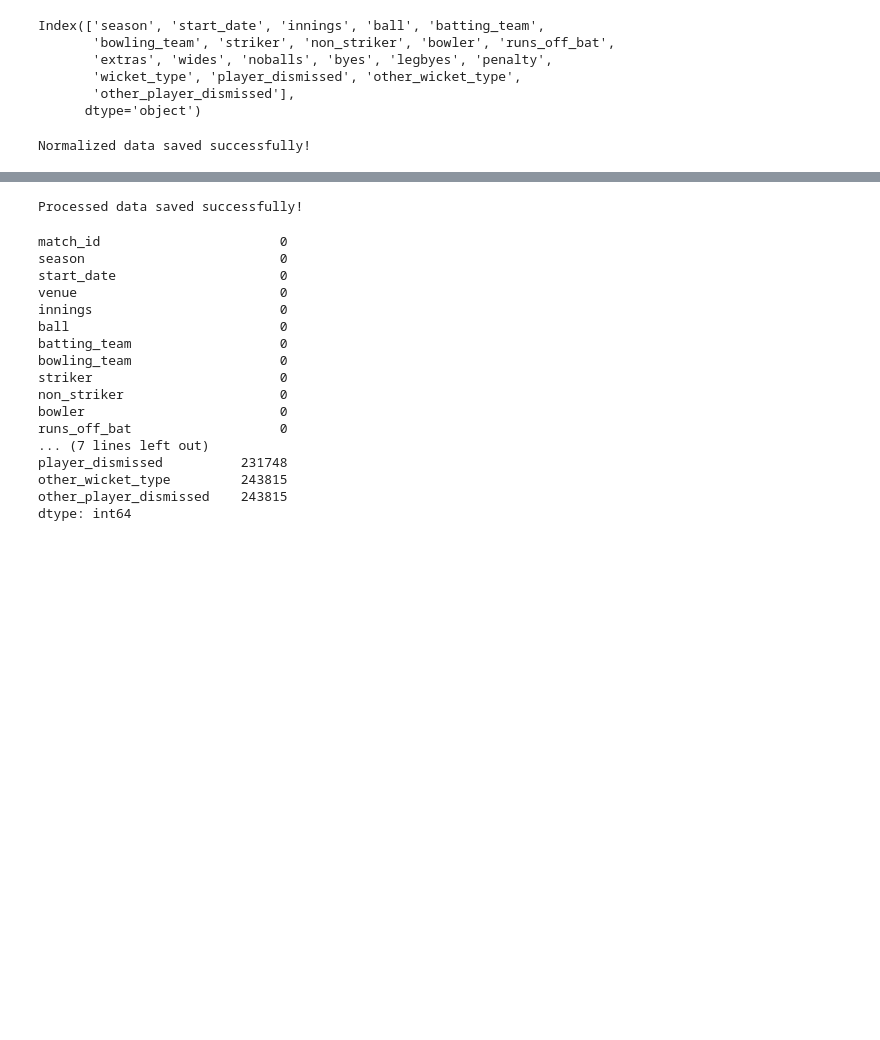
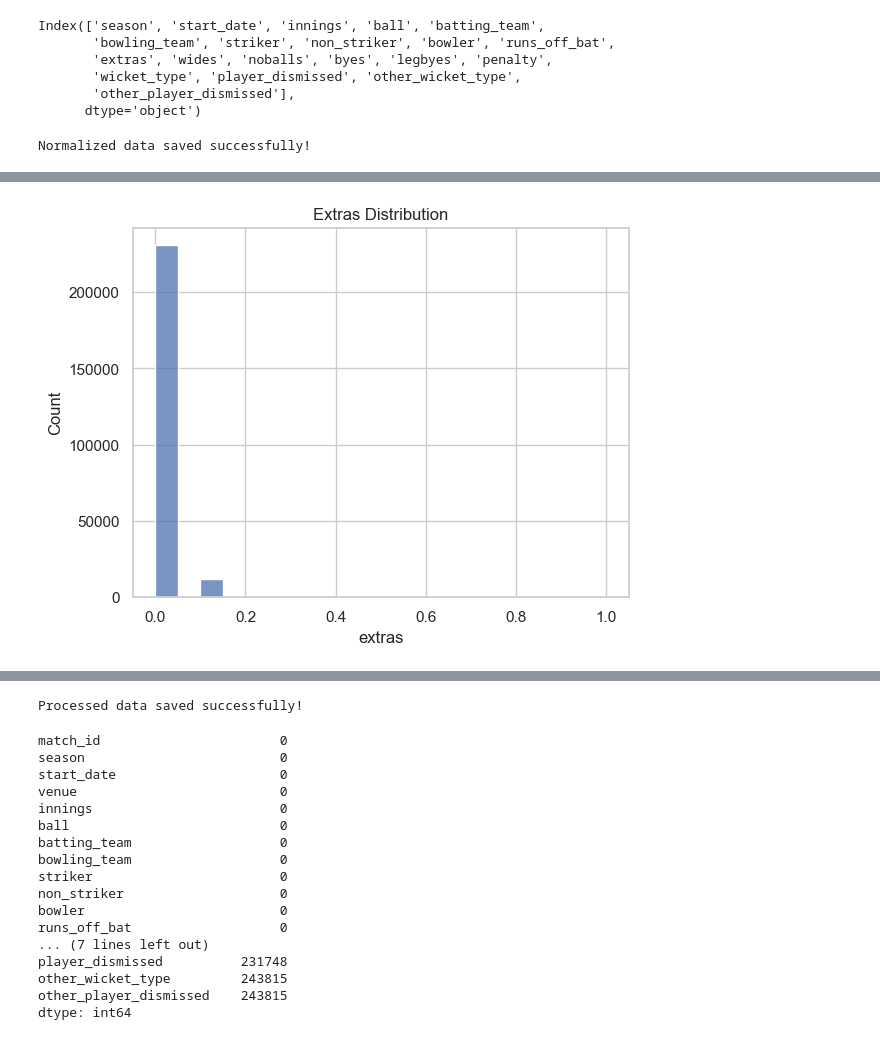
Before and after one commit to Anisha-1805/Cricket-Player-Performance-Prediction, a Jupyter notebook: notebooks/01_data_loading.ipynb, the cells around one changed output, grey strips where cells are left out. Saved outputs shown, nothing was run; the diff lists cells and outputs as text; code cells hidden in the pictures; blank space fills up the shorter version.

```diff
--- a/notebooks/01_data_loading.ipynb
+++ b/notebooks/01_data_loading.ipynb
@@ -108,0 +187,6 @@ Normalized data saved successfully!
+# %%
+sns.histplot(df['extras'], bins=20)
+plt.title("Extras Distribution")
+plt.show()
+# %% [output]
+[figure, added]
```
Also changed, not shown: parts of 12 cells of this notebook.
